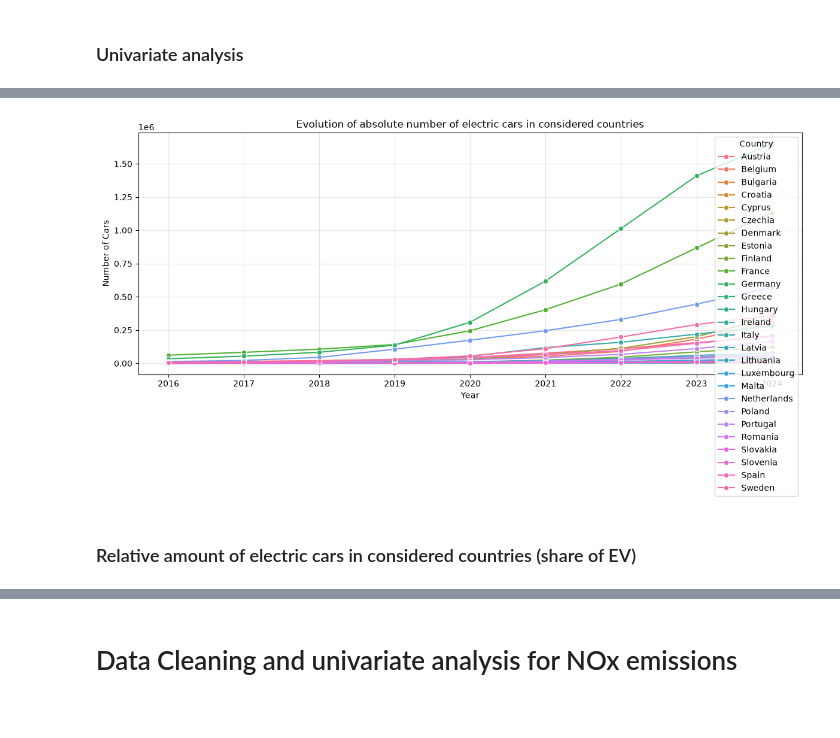
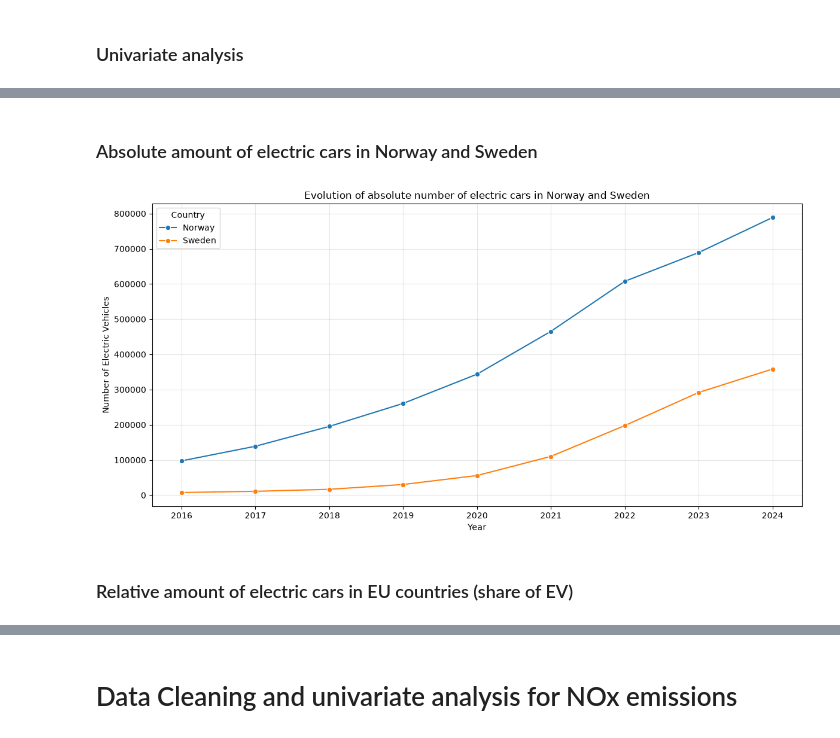
Before and after one commit to Mxlrt69/Data_Science_Project, a Jupyter notebook: draft_bivariate.ipynb, the cells around one changed output, grey strips where cells are left out. Cells and saved outputs as stored; diff of their text form; code cells hidden in the pictures.

```diff
--- a/draft_bivariate.ipynb
+++ b/draft_bivariate.ipynb
@@ -134,7 +136,9 @@ df_cars.head()
 # %% [markdown]
 ### Filtering countries
 # %%
-considered_countries=["Austria",
+considered_countries=["Sweden","Norway"]
+
+EU_countries= ["Austria",
     "Belgium",
     "Bulgaria",
     "Croatia",
@@ -160,9 +164,13 @@ considered_countries=["Austria",
     "Slovakia",
     "Slovenia",
     "Spain",
-    "Sweden"]
+    "Sweden",
+    "Norway"]
 
-df_cars_final = (df_cars[df_cars["Country"].isin(considered_countries)]
+df_cars_final = (df_cars[df_cars["Country"].isin(EU_countries)]
+                .sort_values(["Country", "Year"], ascending=[True, True]).reset_index(drop=True))
+
+df_cars_final_N_S = (df_cars[df_cars["Country"].isin(considered_countries)]
                 .sort_values(["Country", "Year"], ascending=[True, True]).reset_index(drop=True))
 
 df_cars_final
@@ -187,22 +337,24 @@ df_cars_final
+# %% [markdown]
+### Absolute amount of electric cars in Norway and Sweden
 # %%
 plt.figure(figsize=(12, 6))
 
 sns.lineplot(
-    data=df_cars_final,
+    data=df_cars_final_N_S,
     x="Year",
     y="Electricity",
     hue="Country",
     marker="o"
 )
 
-plt.title("Evolution of absolute number of electric cars in considered countries")
+plt.title("Evolution of absolute number of electric cars in Norway and Sweden")
 plt.xlabel("Year")
-plt.ylabel("Number of Cars")
+plt.ylabel("Number of Electric Vehicles")
 plt.grid(True, alpha=0.3)
 plt.legend(title="Country")
 plt.tight_layout()
 plt.show()
 # %% [output]
-[figure, old version]
+[figure, new version]
 # %% [markdown]
-### Relative amount of electric cars in considered countries (share of EV)
+### Relative amount of electric cars in EU countries (share of EV)
```
Also changed, not shown: parts of 33 cells of this notebook.
